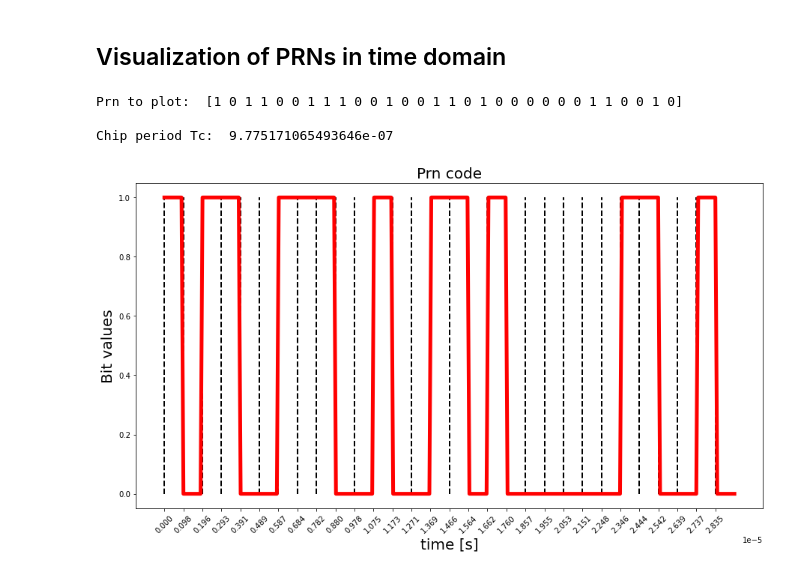
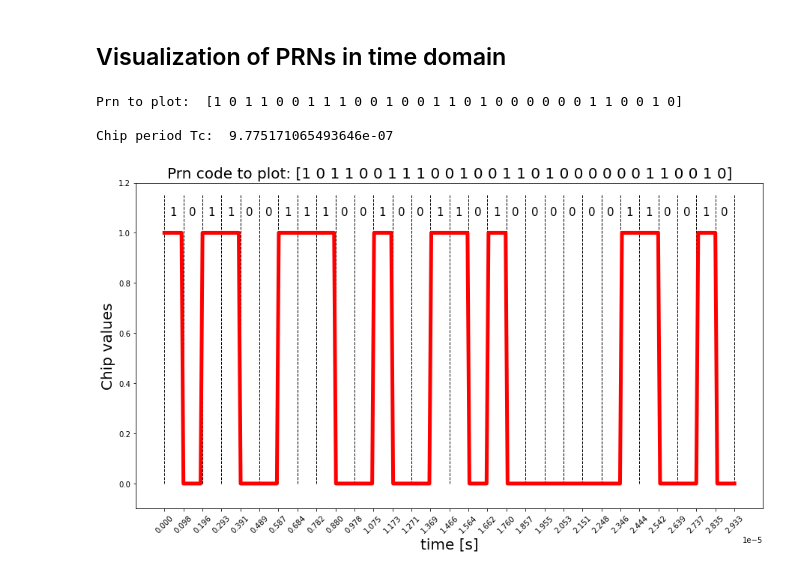
Before and after one commit to mattiasandri/usertransmitter, a Jupyter notebook: usertx.ipynb, the cells around one changed output. Drawn from its saved outputs; the diff is of its cells as text; code cells hidden in the pictures.

Commit message:
improved visualization for function used to plot prn codes

```diff
--- a/usertx.ipynb
+++ b/usertx.ipynb
@@ -146,41 +146,49 @@ def plot_prn(N, prn):
     #time axis
     t = np.linspace(0, N*Tc , 10*N)
     m = np.zeros(10*N)
-    ticks = np.arange(0, N*Tc, Tc)
+    ticks = np.linspace(0, N*Tc, N+1)
 
     # In order to plot the code we need a certain number of samples equal to the bit to represent. This is
     # because, in order to obtain a waveform, we cannot just plot 1, then 0, then 1 etc. Instead, we need a certain
     # number of samples equal to 1 (in order to see a continuous line), then a certain number of samples equal
     # to 0 etc.
     # The number that was chosen is 10 (there are no particular reasons for this)
 
     c = 0
     for i in range(len(m)):
         if i != 0 and i%10 == 0:
             c = c + 1
         m[i] = prn[c]
 
     fig = plt.figure(figsize=(15,8))
     plt.xticks(rotation=45)
     ax = fig.add_subplot(1,1,1)
     ax.plot(t, m, color='red', lw=5)
     ax.set_xticks(ticks)
     plt.xticks(rotation=45)
     ax.set_xlabel("time [s]", fontsize=20)
-    ax.set_ylabel("Bit values", fontsize=20)
-    ax.set_title("Prn code", fontsize=20)
+    ax.set_ylabel("Chip values", fontsize=20)
+    title = "Prn code to plot: " + str(prn)
+    ax.set_title(title, fontsize=20)
+    ax.set_ylim(-0.1, 1.2)
 
     #plotting some dashed vertical lines in correspondance of consecutive chip periods (not mandatory)
     for i in ticks:
-        ax.vlines(i, 0, 1, color='black', ls='dashed', lw=2)
+        ax.vlines(i, 0, 1.15, color='black', ls='dashed', lw=1)
+
+    centers = 0.5*(ticks[1:] + ticks[:-1]) - 2e-7  #subtracting a small value to center it better wrt the figure
+
+    #writing the value of each chip
+    for i,j in zip(centers, prn):
+        ax.text(i, 1.07, j, fontsize=15)
 
     print("Chip period Tc: ", Tc, "\n")
 
 
 # if we want to plot the first 30 chips of the first code in the e1c dataframe we need to write:
 plot_prn(30, e1c['Binary'][0])
 # %% [output]
 Prn to plot:  [1 0 1 1 0 0 1 1 1 0 0 1 0 0 1 1 0 1 0 0 0 0 0 0 1 1 0 0 1 0]
 
 Chip period Tc:  9.775171065493646e-07
-[figure, old version]
+[figure, new version]
```
